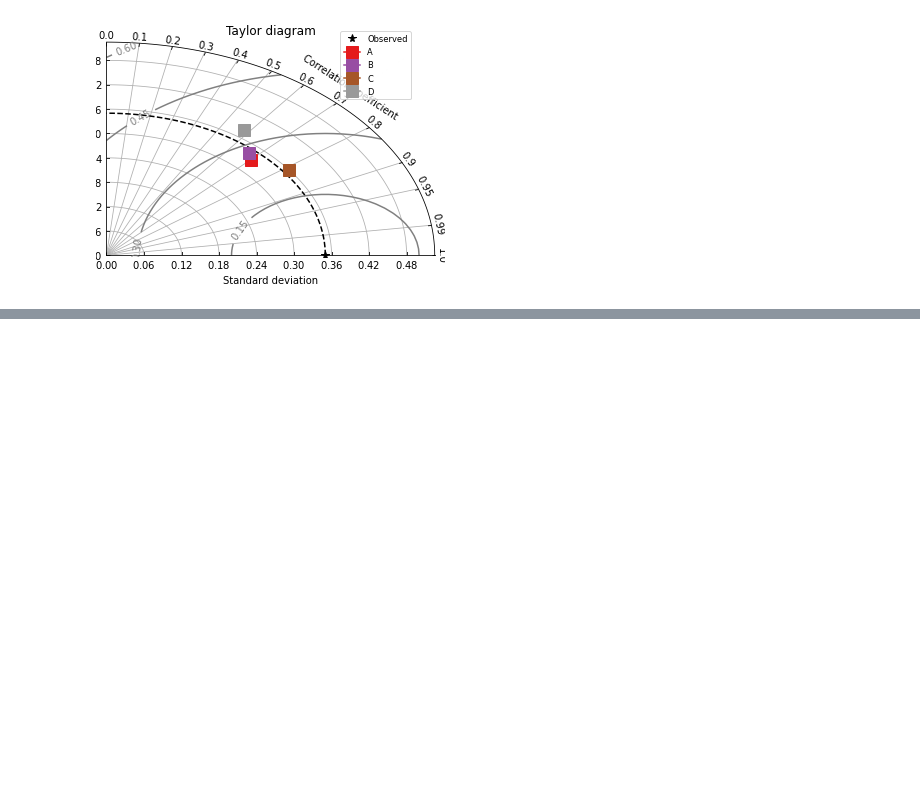
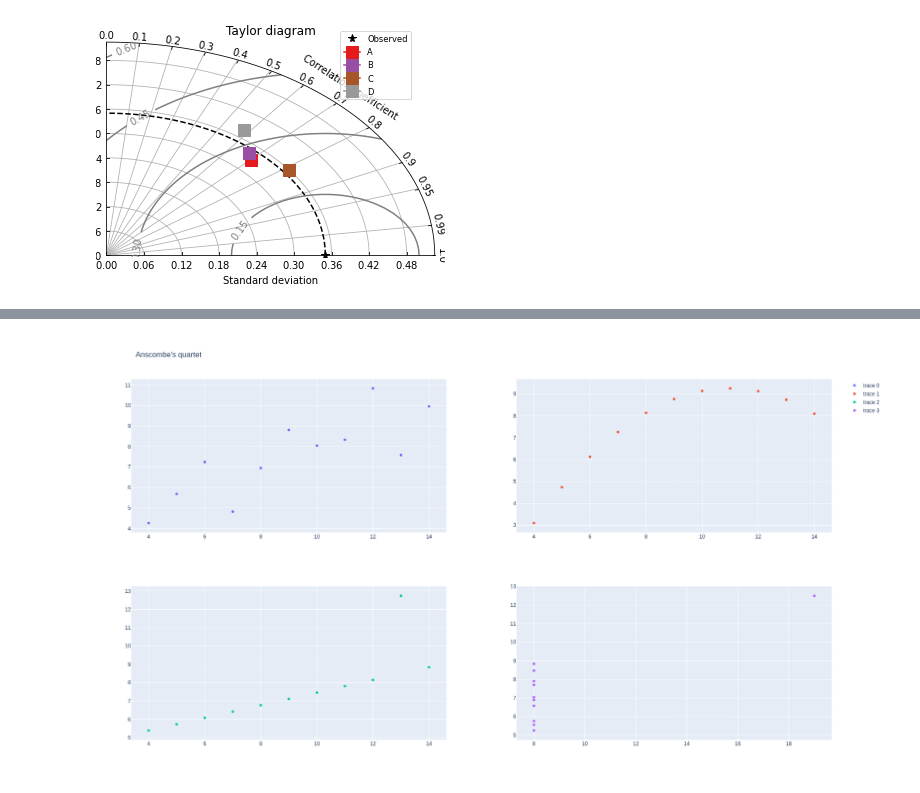
Before and after one commit to AAnzel/Polar-Diagrams-for-Model-Comparison, a Jupyter notebook: Source/main.ipynb, the cells around one changed output, grey strips where cells are left out. Saved outputs shown, nothing was run; the diff lists cells and outputs as text; code cells hidden in the pictures; blank space fills up the shorter version.

Commit message:
Added: Visualized Anscombes quartet using plotly.

```diff
--- a/Source/main.ipynb
+++ b/Source/main.ipynb
@@ -367,0 +383,34 @@ df_anscombes_quartet
+# %%
+def chart_scatter_anscombes_quartet(df_input):
+
+    chart_result = make_subplots(rows=2, cols=2)
+
+    chart_result.add_trace(
+        go.Scatter(x=df_input['x1'], y=df_input['y1'], mode="markers"),
+        row=1, col=1
+    )
+
+    chart_result.add_trace(
+        go.Scatter(x=df_input['x2'], y=df_input['y2'], mode="markers"),
+        row=1, col=2
+    )
+
+    chart_result.add_trace(
+        go.Scatter(x=df_input['x3'], y=df_input['y3'], mode="markers"),
+        row=2, col=1
+    )
+
+    chart_result.add_trace(
+        go.Scatter(x=df_input['x4'], y=df_input['y4'], mode="markers"),
+        row=2, col=2
+    )
+
+    chart_result.update_layout(height=1000, title_text="Anscombe's quartet")
+
+    return chart_result
+
+
+chart_anscombes = chart_scatter_anscombes_quartet(df_anscombes_quartet)
+chart_anscombes.show()
+# %% [output]
+[figure, added]
```
Also changed, not shown: parts of 4 cells of this notebook.
